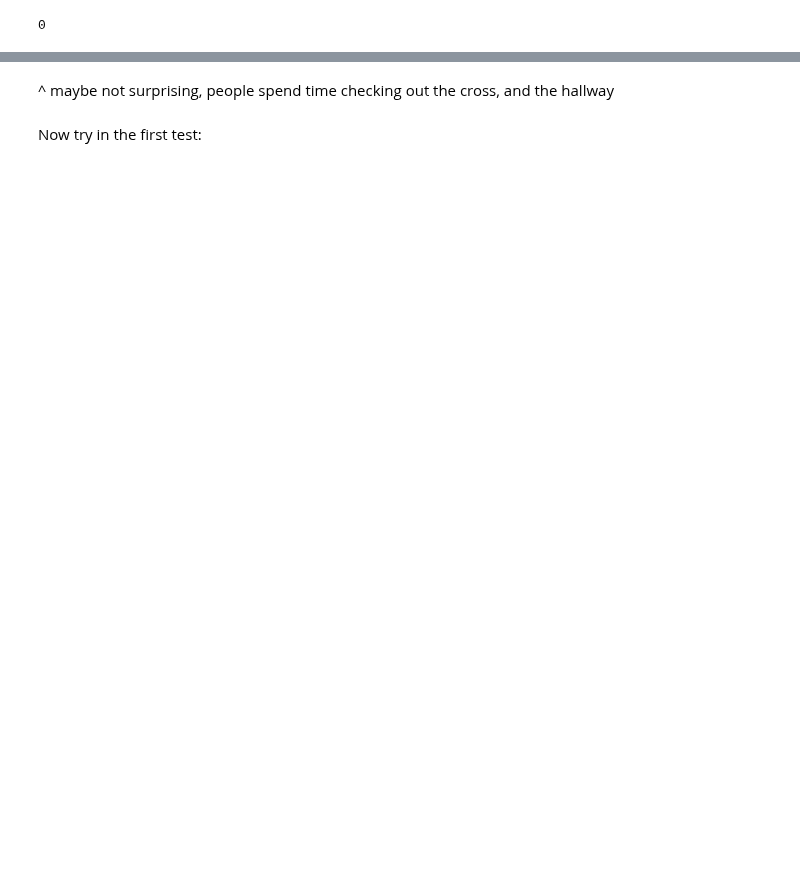
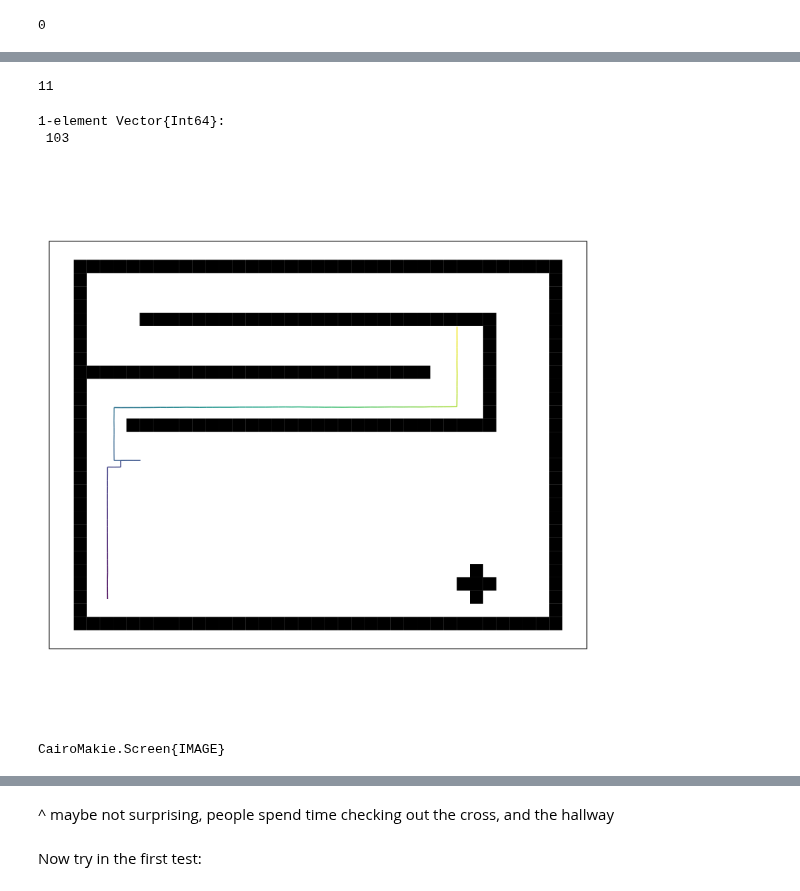
Before and after one commit to probcomp/tasks2D, a Jupyter notebook: notebooks_messy/Analysis.ipynb, the cells around one changed output, grey strips where cells are left out. Saved outputs shown, nothing was run; the diff lists cells and outputs as text; code cells hidden in the pictures; blank space fills up the shorter version.

```diff
--- a/notebooks_messy/Analysis.ipynb
+++ b/notebooks_messy/Analysis.ipynb
@@ -423,3 +510,7 @@ GLMakie.Screen(...)
+# %%
+length(traces[11])
+# %% [output]
+11
 # %%
 MAP_INTRO = GridWorlds.load_houseexpo_gridworld(24, 1)
 MAP_EXPLAIN_STRANGE = GridWorlds.load_custom_map(3)
@@ -465,3 +564,25 @@ end
+# %%
+length(old_traces_test1)
+[
+    get_args(tr)[1] for (i, tr) in old_traces_test1 if !trace_hit_barrier(tr) && !trace_reached_cross(tr)
+]
+# %% [output]
+1-element Vector{Int64}:
+ 103
+# %%
+# Plot path we got rid of
+tr = named_trace_lists["learnmap"][i][2]
+t, _, t_to_params = get_args(tr)
+params = t_to_params(t)
+
+f = GridWorlds.Viz.plot_paths(
+    params.map,
+    [[[p for (p, t, h) in GenPOMDPs.state_sequence(tr)] for (i, tr) in old_traces_test1 if !trace_hit_barrier(tr) && !trace_reached_cross(tr)][1]]
+)
+display(f)
+# %% [output]
+[figure, added]
+CairoMakie.Screen{IMAGE}
 # %%
 Dict(k => length(v) for (k, v) in pairs(named_trace_lists))
 # %% [output]
```
Also changed, not shown: parts of 70 cells of this notebook, 27 other files.
